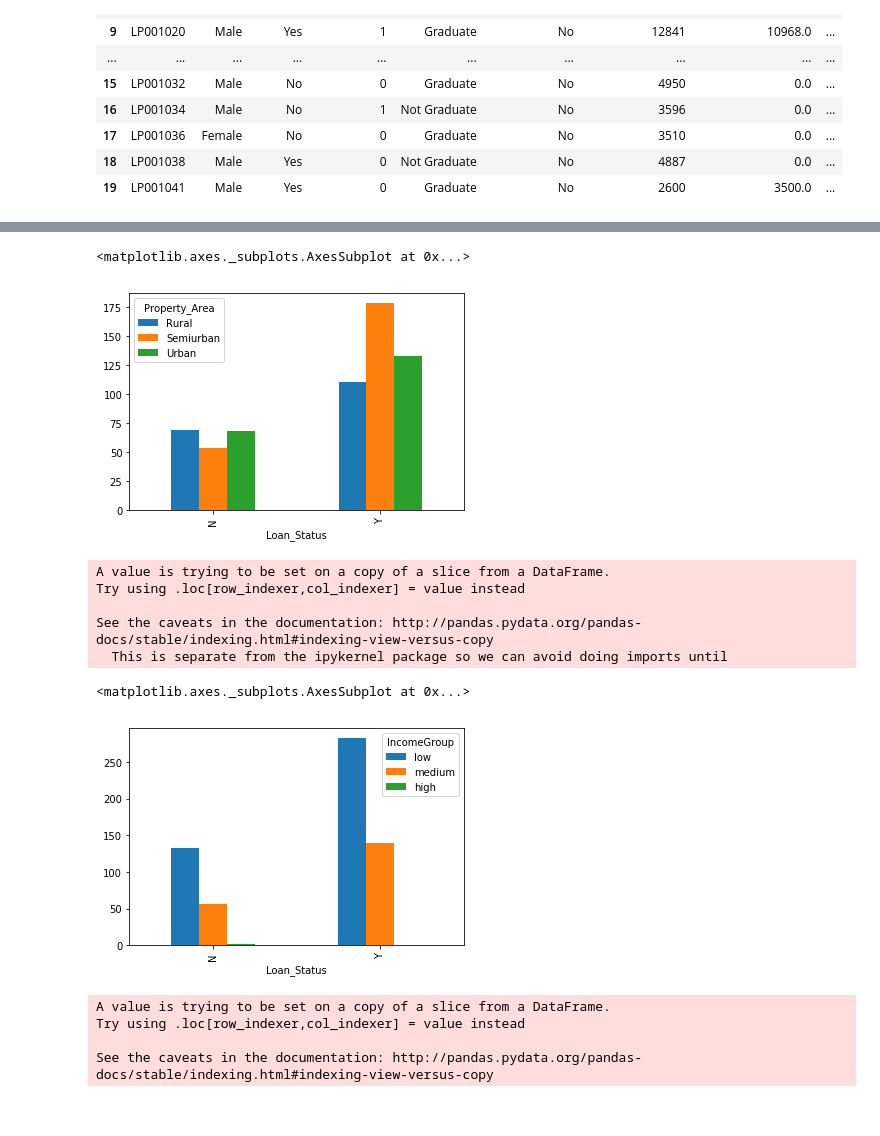
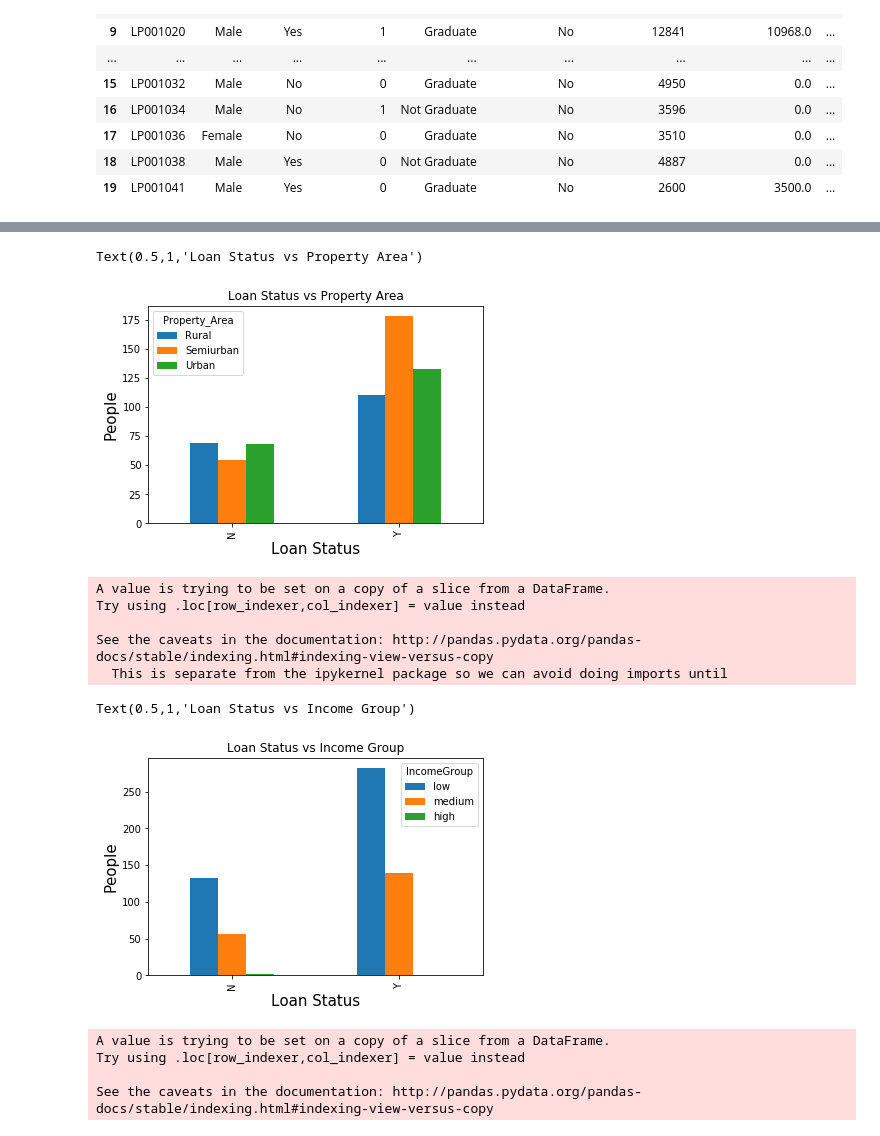
Before and after one commit to linhmai1603/Info212, a Jupyter notebook: Assignment 4/INFO212-Assignment4.ipynb, the cells around one changed output, grey strips where cells are left out. Drawn from its saved outputs; the diff is of its cells as text; code cells hidden in the pictures.

```diff
--- a/Assignment 4/INFO212-Assignment4.ipynb
+++ b/Assignment 4/INFO212-Assignment4.ipynb
@@ -206,10 +208,13 @@ new2.sort_values('Education').plot.bar()
 # %%
 new = drop_na_rows[['Loan_Status','Property_Area']].copy()
 grouped = new.groupby(['Loan_Status','Property_Area'])
 grouped.size().unstack(fill_value=0).plot.bar()
+plt.xlabel("Loan Status", fontsize = 15)
+plt.ylabel("People", fontsize = 15)
+plt.title("Loan Status vs Property Area")
 # %% [output]
-<matplotlib.axes._subplots.AxesSubplot at 0x...>
+Text(0.5,1,'Loan Status vs Property Area')
-[figure, old version]
+[figure, new version]
 # %%
 bins = [0,2000,20000,50000,10000000]
 groups_name = ['low','medium','high','rich']
@@ -224,9 +229,12 @@ See the caveats in the documentation: http://pandas.pydata.org/pandas-docs/stabl
 new = drop_na_rows[['Loan_Status','IncomeGroup']].copy()
 grouped1 = new.groupby(['Loan_Status','IncomeGroup'])
 grouped1.size().unstack(fill_value=0).plot.bar()
+plt.xlabel("Loan Status", fontsize = 15)
+plt.ylabel("People", fontsize = 15)
+plt.title("Loan Status vs Income Group")
 # %% [output]
-<matplotlib.axes._subplots.AxesSubplot at 0x...>
+Text(0.5,1,'Loan Status vs Income Group')
-[figure, old version]
+[figure, new version]
 # %%
 co_bins = [0,2000,10000,20000,10000000]
 drop_na_rows['CoIncomeGroup'] = pd.cut(drop_na_rows['CoapplicantIncome'], co_bins, include_lowest = True, labels = groups_name)
```
Also changed, not shown: parts of 3 cells of this notebook.
